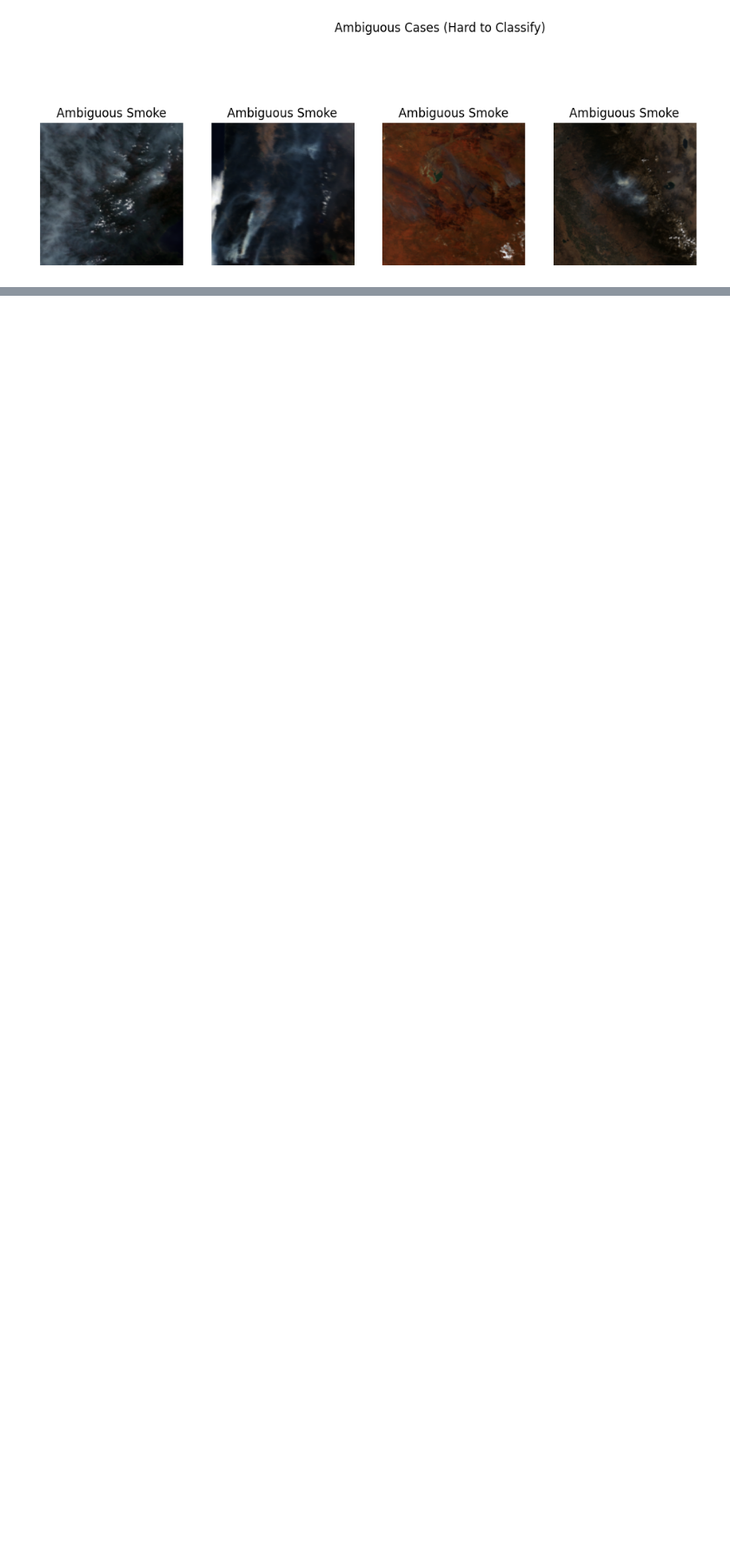
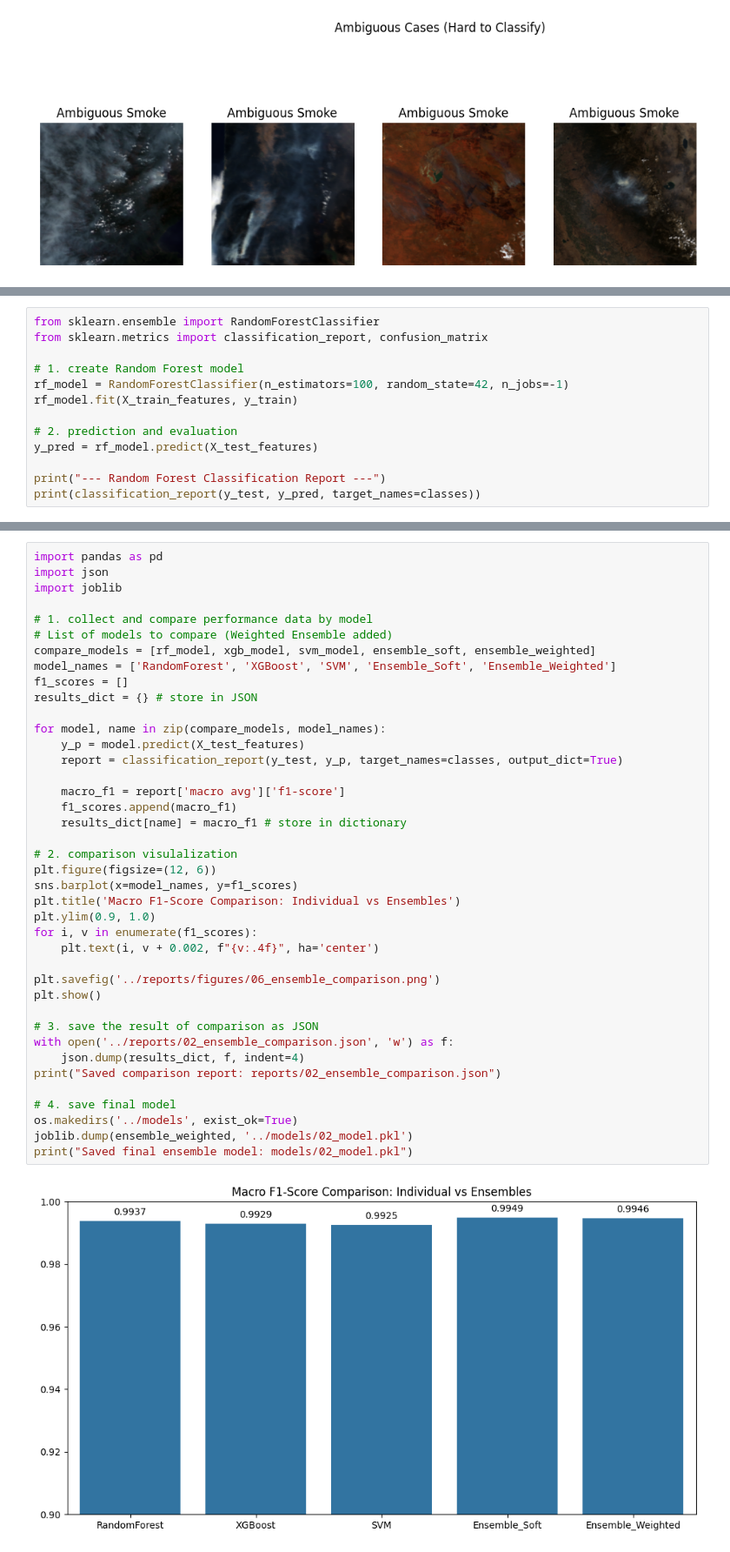
Before and after one commit to Bootcamp-IA-P6/p7_g2_multiclase, a Jupyter notebook: notebooks/02.ipynb, the cells around one changed output, grey strips where cells are left out. Shown at 87% size. Drawn from its saved outputs; the diff is of its cells as text; blank space fills up the shorter version.

Commit message:
feat: clean the data and implement CNN-ML ensemble system, #15

```diff
--- a/notebooks/02.ipynb
+++ b/notebooks/02.ipynb
@@ -287,0 +484,13 @@ plot_brightness_and_ambiguous(train_dir, classes)
+# %%
+from sklearn.ensemble import RandomForestClassifier
+from sklearn.metrics import classification_report, confusion_matrix
+
+# 1. create Random Forest model
+rf_model = RandomForestClassifier(n_estimators=100, random_state=42, n_jobs=-1)
+rf_model.fit(X_train_features, y_train)
+
+# 2. prediction and evaluation
+y_pred = rf_model.predict(X_test_features)
+
+print("--- Random Forest Classification Report ---")
+print(classification_report(y_test, y_pred, target_names=classes))
@@ -287,0 +566,42 @@ plot_brightness_and_ambiguous(train_dir, classes)
+# %%
+import pandas as pd
+import json
+import joblib
+
+# 1. collect and compare performance data by model
+# List of models to compare (Weighted Ensemble added)
+compare_models = [rf_model, xgb_model, svm_model, ensemble_soft, ensemble_weighted]
+model_names = ['RandomForest', 'XGBoost', 'SVM', 'Ensemble_Soft', 'Ensemble_Weighted']
+f1_scores = []
+results_dict = {} # store in JSON
+
+for model, name in zip(compare_models, model_names):
+    y_p = model.predict(X_test_features)
+    report = classification_report(y_test, y_p, target_names=classes, output_dict=True)
+
+    macro_f1 = report['macro avg']['f1-score']
+    f1_scores.append(macro_f1)
+    results_dict[name] = macro_f1 # store in dictionary
+
+# 2. comparison visulalization
+plt.figure(figsize=(12, 6))
+sns.barplot(x=model_names, y=f1_scores)
+plt.title('Macro F1-Score Comparison: Individual vs Ensembles')
+plt.ylim(0.9, 1.0)
+for i, v in enumerate(f1_scores):
+    plt.text(i, v + 0.002, f"{v:.4f}", ha='center')
+
+plt.savefig('../reports/figures/06_ensemble_comparison.png')
+plt.show()
+
+# 3. save the result of comparison as JSON
+with open('../reports/02_ensemble_comparison.json', 'w') as f:
+    json.dump(results_dict, f, indent=4)
+print("Saved comparison report: reports/02_ensemble_comparison.json")
+
+# 4. save final model
+os.makedirs('../models', exist_ok=True)
+joblib.dump(ensemble_weighted, '../models/02_model.pkl')
+print("Saved final ensemble model: models/02_model.pkl")
+# %% [output]
+[figure, added]
```
Also changed, not shown: parts of 10 cells of this notebook, 4 other files.
